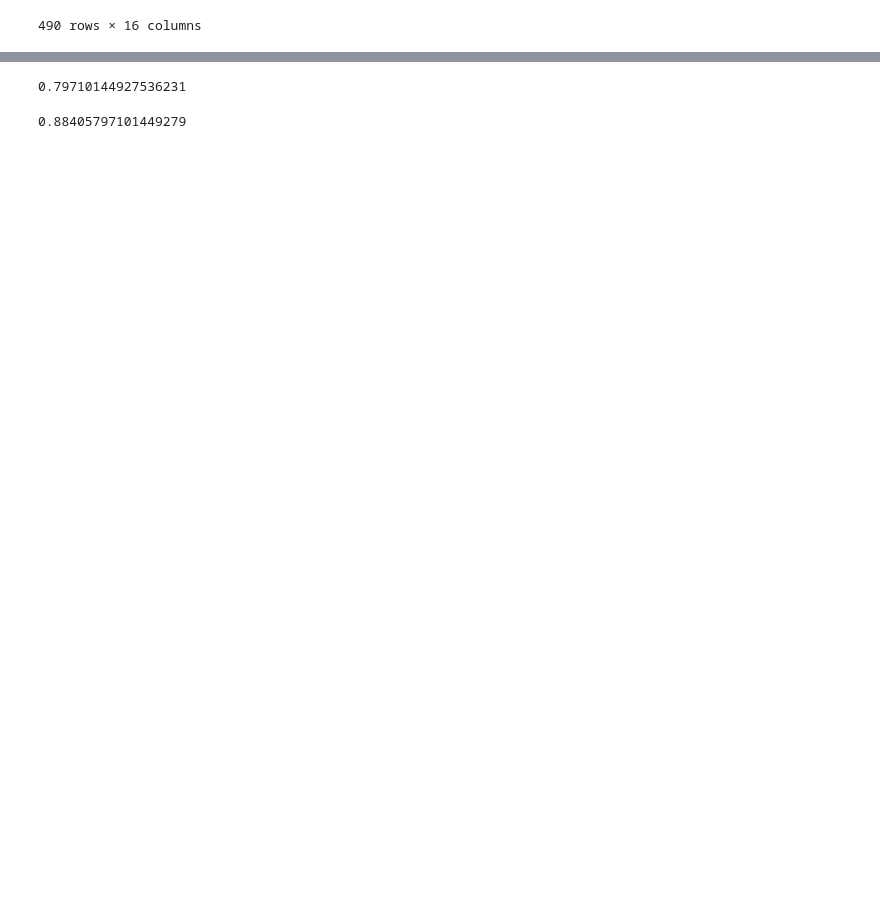
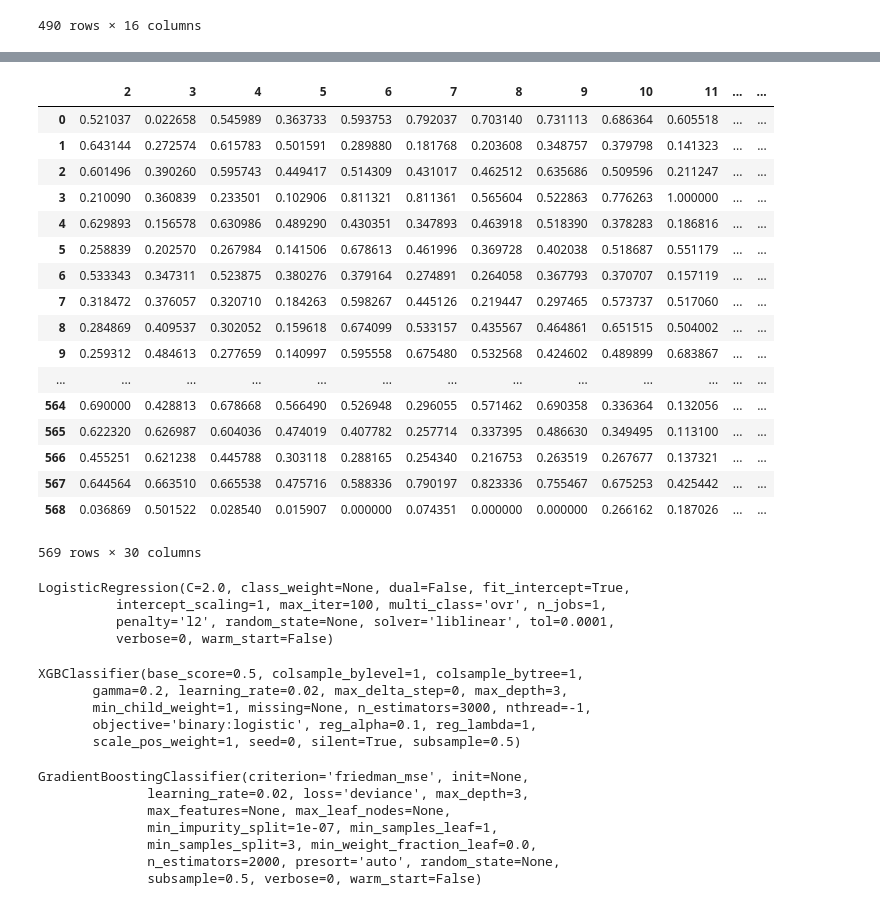
Before and after one commit to Akirara/GraduationDesign, a Jupyter notebook: code/compare.ipynb, the cells around one changed output, grey strips where cells are left out. Cells and saved outputs as stored; diff of their text form; code cells hidden in the pictures; blank space fills up the shorter version.

```diff
--- a/code/compare.ipynb
+++ b/code/compare.ipynb
@@ -58,0 +68,2 @@ test_label = label[420:]
+# %%
+cancer = pd.read_csv("../data/cancer.csv", header=None)
@@ -58,0 +89,5 @@ test_label = label[420:]
+# %%
+data = cancer.drop([0,1], axis=1)
+# %%
+scaler = MinMaxScaler(copy=False)
+scaler.fit_transform(data)
@@ -58,0 +108,21 @@ test_label = label[420:]
+# %%
+data
+# %% [output]
+|  | 2 | 3 | 4 | 5 | 6 | 7 | 8 | 9 | 10 | 11 | ... | ... |
+| 0 | 0.521037 | 0.022658 | 0.545989 | 0.363733 | 0.593753 | 0.792037 | 0.703140 | 0.731113 | 0.686364 | 0.605518 | ... | ... |
+| 1 | 0.643144 | 0.272574 | 0.615783 | 0.501591 | 0.289880 | 0.181768 | 0.203608 | 0.348757 | 0.379798 | 0.141323 | ... | ... |
+| 2 | 0.601496 | 0.390260 | 0.595743 | 0.449417 | 0.514309 | 0.431017 | 0.462512 | 0.635686 | 0.509596 | 0.211247 | ... | ... |
+| 3 | 0.210090 | 0.360839 | 0.233501 | 0.102906 | 0.811321 | 0.811361 | 0.565604 | 0.522863 | 0.776263 | 1.000000 | ... | ... |
+| 4 | 0.629893 | 0.156578 | 0.630986 | 0.489290 | 0.430351 | 0.347893 | 0.463918 | 0.518390 | 0.378283 | 0.186816 | ... | ... |
+| 5 | 0.258839 | 0.202570 | 0.267984 | 0.141506 | 0.678613 | 0.461996 | 0.369728 | 0.402038 | 0.518687 | 0.551179 | ... | ... |
+| 6 | 0.533343 | 0.347311 | 0.523875 | 0.380276 | 0.379164 | 0.274891 | 0.264058 | 0.367793 | 0.370707 | 0.157119 | ... | ... |
+| 7 | 0.318472 | 0.376057 | 0.320710 | 0.184263 | 0.598267 | 0.445126 | 0.219447 | 0.297465 | 0.573737 | 0.517060 | ... | ... |
+| 8 | 0.284869 | 0.409537 | 0.302052 | 0.159618 | 0.674099 | 0.533157 | 0.435567 | 0.464861 | 0.651515 | 0.504002 | ... | ... |
+| 9 | 0.259312 | 0.484613 | 0.277659 | 0.140997 | 0.595558 | 0.675480 | 0.532568 | 0.424602 | 0.489899 | 0.683867 | ... | ... |
+| ... | ... | ... | ... | ... | ... | ... | ... | ... | ... | ... | ... | ... |
+| 564 | 0.690000 | 0.428813 | 0.678668 | 0.566490 | 0.526948 | 0.296055 | 0.571462 | 0.690358 | 0.336364 | 0.132056 | ... | ... |
+| 565 | 0.622320 | 0.626987 | 0.604036 | 0.474019 | 0.407782 | 0.257714 | 0.337395 | 0.486630 | 0.349495 | 0.113100 | ... | ... |
+| 566 | 0.455251 | 0.621238 | 0.445788 | 0.303118 | 0.288165 | 0.254340 | 0.216753 | 0.263519 | 0.267677 | 0.137321 | ... | ... |
+| 567 | 0.644564 | 0.663510 | 0.665538 | 0.475716 | 0.588336 | 0.790197 | 0.823336 | 0.755467 | 0.675253 | 0.425442 | ... | ... |
+| 568 | 0.036869 | 0.501522 | 0.028540 | 0.015907 | 0.000000 | 0.074351 | 0.000000 | 0.000000 | 0.266162 | 0.187026 | ... | ... |
+569 rows × 30 columns
@@ -59,16 +137,51 @@ test_label = label[420:]
 # %%
 from sklearn.linear_model import LogisticRegression
-lr = LogisticRegression()
+lr = LogisticRegression(
+    C=2.0,
+)
 lr.fit(train, train_label)
-lr.score(test, test_label)
+# lr.score(test, test_label)
 # %% [output]
-0.79710144927536231
+LogisticRegression(C=2.0, class_weight=None, dual=False, fit_intercept=True,
+          intercept_scaling=1, max_iter=100, multi_class='ovr', n_jobs=1,
+          penalty='l2', random_state=None, solver='liblinear', tol=0.0001,
+          verbose=0, warm_start=False)
+# %%
+from xgboost.sklearn import XGBClassifier
+xgb = XGBClassifier(
+    learning_rate=0.02,
+    subsample=0.5,
+    n_estimators=3000,
+    max_depth=3,
+    reg_alpha=0.1,
+    gamma=0.2
+)
+xgb.fit(train, train_label)
+# xgb.score(test, test_label)
+# %% [output]
+XGBClassifier(base_score=0.5, colsample_bylevel=1, colsample_bytree=1,
+       gamma=0.2, learning_rate=0.02, max_delta_step=0, max_depth=3,
+       min_child_weight=1, missing=None, n_estimators=3000, nthread=-1,
+       objective='binary:logistic', reg_alpha=0.1, reg_lambda=1,
+       scale_pos_weight=1, seed=0, silent=True, subsample=0.5)
 # %%
 from sklearn.ensemble import GradientBoostingClassifier
-gbdt = GradientBoostingClassifier()
+gbdt = GradientBoostingClassifier(
+    n_estimators=2000,
+    max_depth=3,
+    learning_rate=0.02,
+    min_samples_split=3,
+    subsample=0.5
+)
 gbdt.fit(train, train_label)
-gbdt.score(test, test_label)
+# gbdt.score(test, test_label)
 # %% [output]
-0.88405797101449279
+GradientBoostingClassifier(criterion='friedman_mse', init=None,
+              learning_rate=0.02, loss='deviance', max_depth=3,
+              max_features=None, max_leaf_nodes=None,
+              min_impurity_split=1e-07, min_samples_leaf=1,
+              min_samples_split=3, min_weight_fraction_leaf=0.0,
+              n_estimators=2000, presort='auto', random_state=None,
+              subsample=0.5, verbose=0, warm_start=False)
 # %%
 from sklearn.neural_network import MLPClassifier
```
Also changed, not shown: parts of 15 cells of this notebook, 2 other files.
